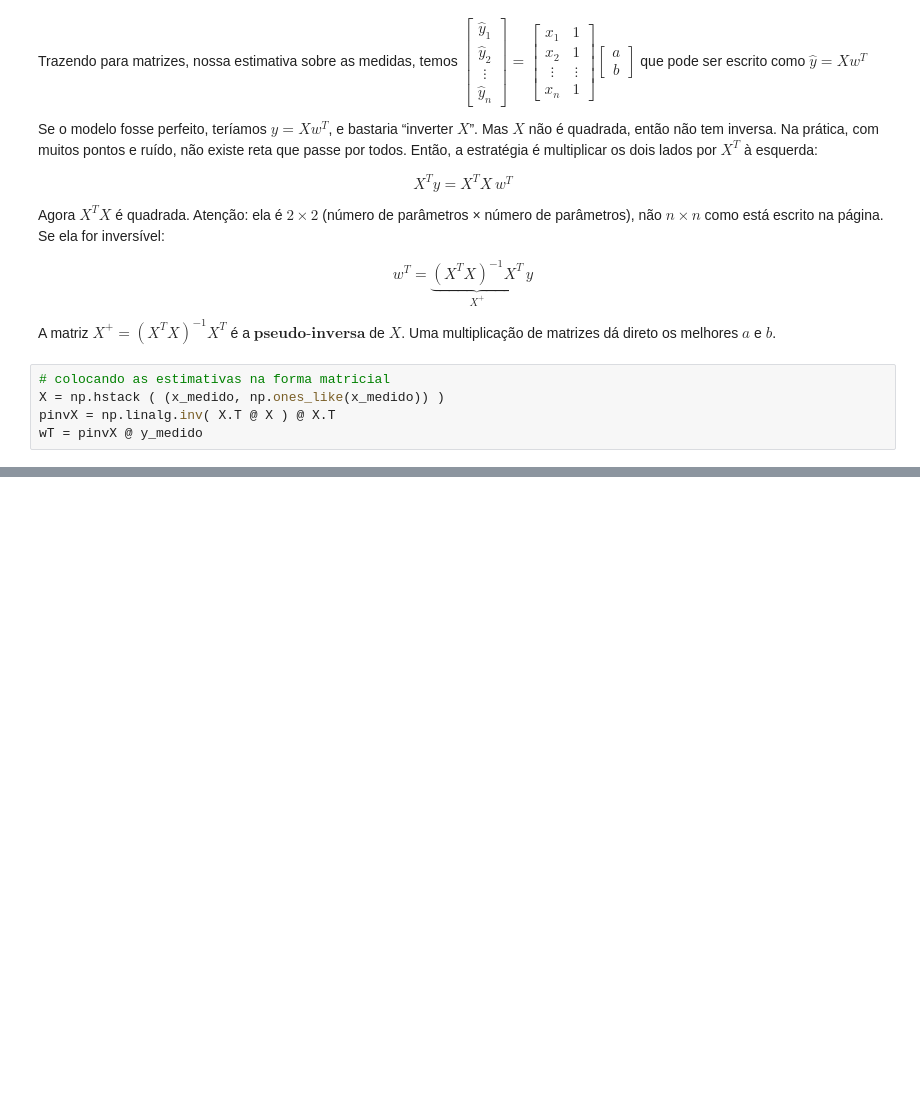
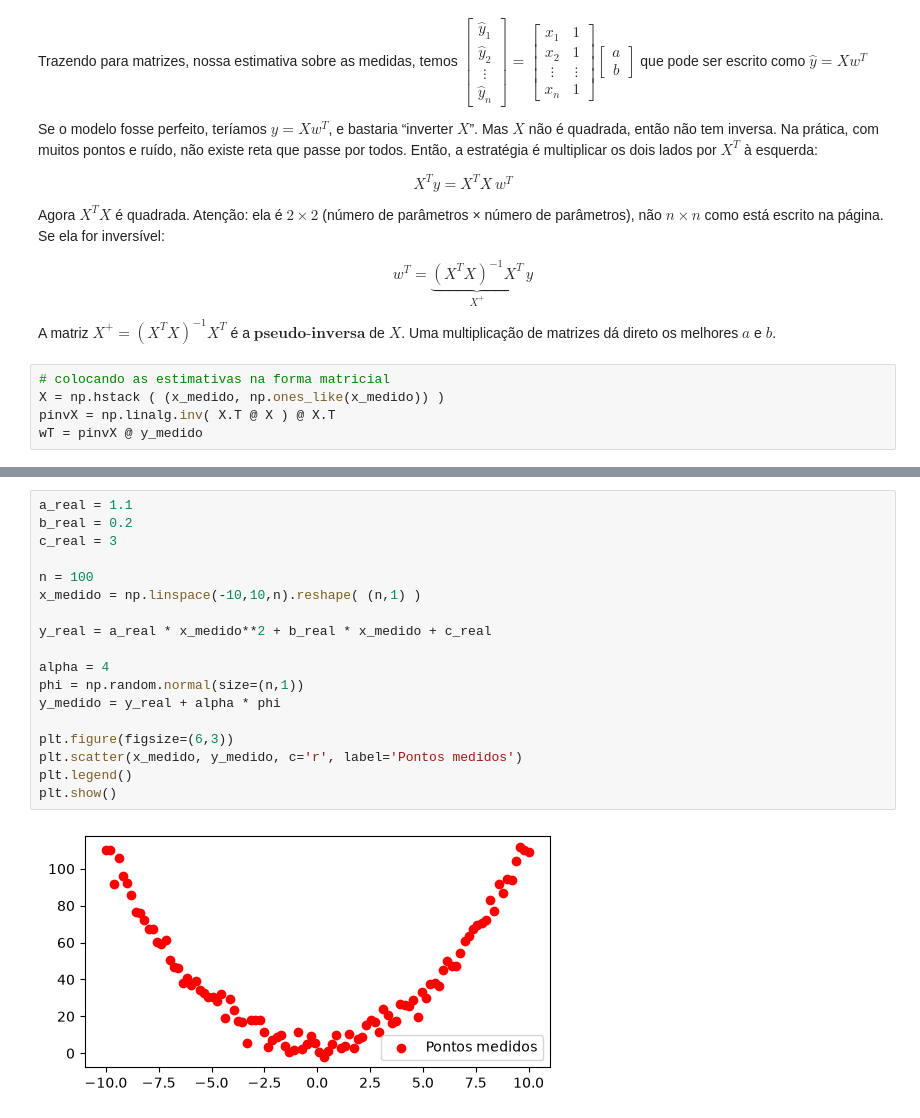
Before and after one commit to miqueias-ayron/linear-algebra-for-computing, a Jupyter notebook: linear-regression/LINEAR_REGRESSION.ipynb, the cells around one changed output, grey strips where cells are left out. Drawn from its saved outputs; the diff is of its cells as text; blank space fills up the shorter version.

```diff
--- a/linear-regression/LINEAR_REGRESSION.ipynb
+++ b/linear-regression/LINEAR_REGRESSION.ipynb
@@ -108,0 +117,20 @@ $$X^T(y - Xw^T) = 0 \;\;\Longrightarrow\;\; X^T X\, w^T = X^T y \;\;\Longrightar
+# %%
+a_real = 1.1
+b_real = 0.2
+c_real = 3
+
+n = 100
+x_medido = np.linspace(-10,10,n).reshape( (n,1) )
+
+y_real = a_real * x_medido**2 + b_real * x_medido + c_real
+
+alpha = 4
+phi = np.random.normal(size=(n,1))
+y_medido = y_real + alpha * phi
+
+plt.figure(figsize=(6,3))
+plt.scatter(x_medido, y_medido, c='r', label='Pontos medidos')
+plt.legend()
+plt.show()
+# %% [output]
+[figure, added]
```
Also changed, not shown: parts of 10 cells of this notebook.
